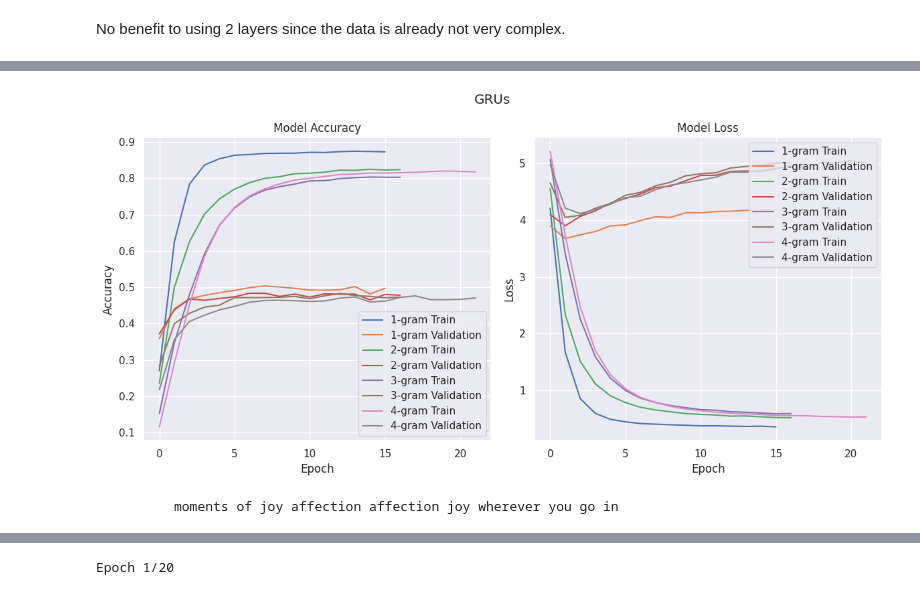
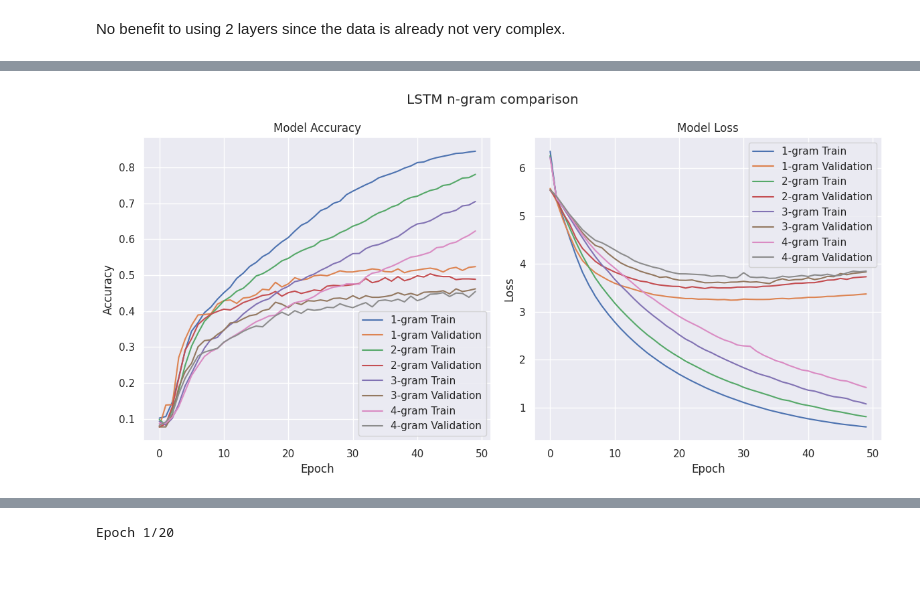
Before and after one commit to glennwuwu/next-word-predictor-rnn, a Jupyter notebook: RNN.ipynb, the cells around one changed output, grey strips where cells are left out. Saved outputs shown, nothing was run; the diff lists cells and outputs as text; code cells hidden in the pictures.

```diff
--- a/RNN.ipynb
+++ b/RNN.ipynb
@@ -184,4 +194,6 @@ Maximum sentence length: 35
 Minimum sentence length: 7
 # %% [markdown]
 ## Preprocessing
+# %%
+all_sentences = df["Quotes"].unique()
 # %%
@@ -292,8 +316,8 @@ def clean_sentences_for_input(sentences):
     #     # sentences[i] = keep_joint(sentences[i], "-")
     return sentences
 # %%
-tokenized_quotes = [tokenize_regex(sentence) for sentence in df["Quotes"]]
-# tokenized_quotes = clean_sentences(tokenized_quotes)
+tokenized_quotes = [tokenize_regex(sentence) for sentence in all_sentences]
+tokenized_quotes = clean_sentences(tokenized_quotes)
 # %%
 all_words = []
 
@@ -571,7 +597,7 @@ max_vocab_size = 10000
 vectorize_layer = TextVectorization(
     max_tokens=max_vocab_size,
     output_mode='int',
-    output_sequence_length=40,
+    output_sequence_length=35,
     # ngrams=5
 )
 
@@ -1211,4 +1218,12 @@ plot_history(basic_RNNs, "")
 * Bidirectional
 * Attention Mechanism
 * n-gram Text Vectorization
+# %%
+def simple_LSTM_seq(lstm_units):
+    return Sequential([
+    vectorize_layer,
+    Embedding(total_words, 768, mask_zero=True),
+    LSTM(lstm_units),
+    Dense(total_words, activation='softmax')
+])
 # %%
@@ -1525,10 +1452,4 @@ Accuracy: 0.48
 # %%
-plot_history(ngram_RNNs, "GRUs")
+plot_history(ngram_RNNs, "LSTM n-gram comparison")
 # %% [output]
-[figure, old version]
+[figure, new version]
-# %%
-for seed_text in ["", "", ""]:
-    predicted_text = predict_next_word(simple_GRU_A, seed_text, next_words=10)
-    print(predicted_text)
-# %% [output]
-          moments of joy affection affection joy wherever you go in
```
Also changed, not shown: parts of 131 cells of this notebook, 28 other files.
